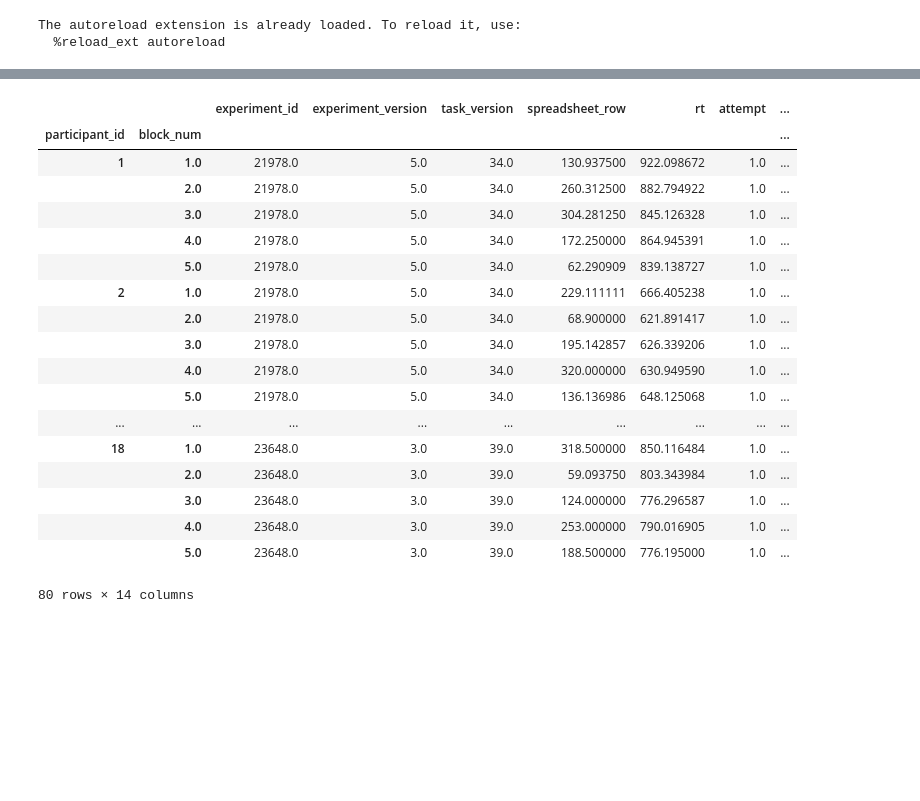
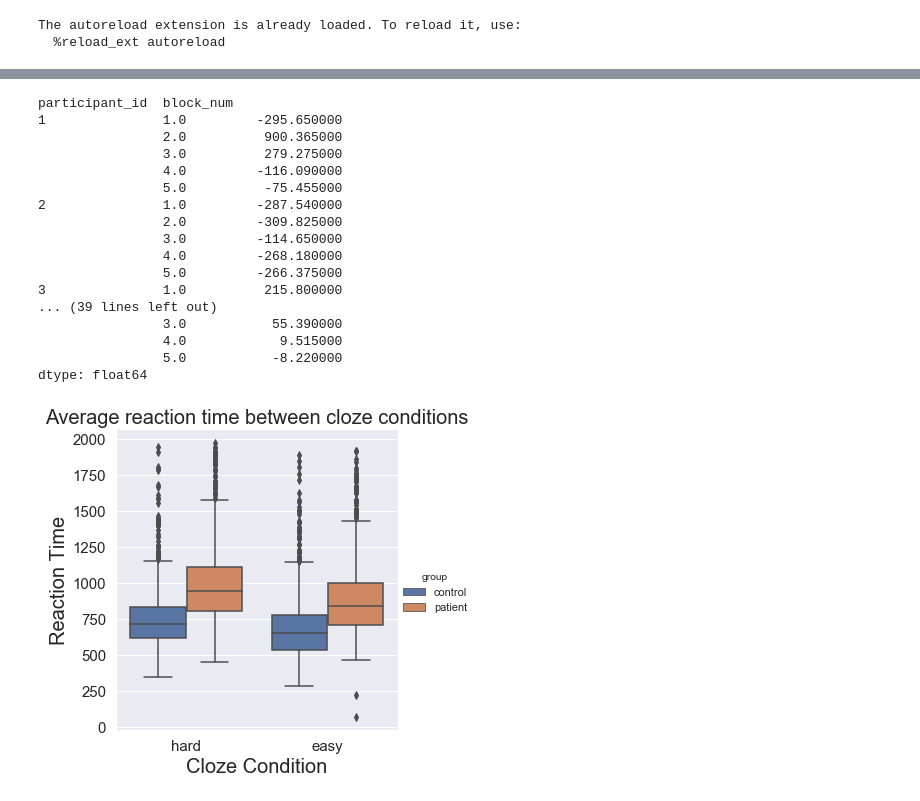
Before and after one commit to sbruinsma1/cort_language, a Jupyter notebook: notebooks/experiment_ana_visualization.ipynb, the cells around one changed output, grey strips where cells are left out. Saved outputs shown, nothing was run; the diff lists cells and outputs as text; code cells hidden in the pictures; blank space fills up the shorter version.

Commit message:
mostly fix data preprocessing -- NAs, version, ids

```diff
--- a/notebooks/experiment_ana_visualization.ipynb
+++ b/notebooks/experiment_ana_visualization.ipynb
@@ -83,0 +121,24 @@ cort.accuracy_by_condition(df)
+# %%
+#rate of change across blocks (1-5)
+
+#need more familiarity with multiindexing
+
+df.groupby(['participant_id', 'block_num']).apply(lambda x: x['rt'].iloc[0] - df['rt'].iloc[4])
+# %% [output]
+participant_id  block_num
+1               1.0         -295.650000
+                2.0          900.365000
+                3.0          279.275000
+                4.0         -116.090000
+                5.0          -75.455000
+2               1.0         -287.540000
+                2.0         -309.825000
+                3.0         -114.650000
+                4.0         -268.180000
+                5.0         -266.375000
+3               1.0          215.800000
+... (39 lines left out)
+                3.0           55.390000
+                4.0            9.515000
+                5.0           -8.220000
+dtype: float64
@@ -84,37 +156,13 @@ cort.accuracy_by_condition(df)
 # %%
-#sns.set(rc={'figure.figsize':(20,10)})
+#plotting every dataframe - first group by subjects (above)
+sns.set(rc={'figure.figsize':(20,10)})
 
-grouped_df = df.groupby(['participant_id', 'block_num']).mean()
-grouped_df
+sns.catplot(x="condition_name", y="rt_slope", hue='group', kind = 'box', data=df.query('correct==1 and trial_type=="meaningful"'))
+plt.xlabel('Cloze Condition', fontsize=20),
+plt.ylabel('Reaction Time', fontsize=20)
+plt.title('Average reaction time between cloze conditions', fontsize=20)
+plt.tick_params(axis = 'both', which = 'major', labelsize = 15);
 
-# sns.catplot(x="condition_name", y="rt", hue='group', kind = 'box', data=df.query('correct==1 and trial_type=="meaningful"'))
-# plt.xlabel('Cloze Condition', fontsize=20),
-# plt.ylabel('Reaction Time', fontsize=20)
-# plt.title('Average reaction time between cloze conditions', fontsize=20)
-# plt.tick_params(axis = 'both', which = 'major', labelsize = 15);
-
-# plt.show()
-
-#df
-
-#plotting every dataframe - first group by subjects
+plt.show()
 # %% [output]
-|  |  | experiment_id | experiment_version | task_version | spreadsheet_row | rt | attempt | ... |
-| participant_id | block_num |  |  |  |  |  |  | ... |
-| 1 | 1.0 | 21978.0 | 5.0 | 34.0 | 130.937500 | 922.098672 | 1.0 | ... |
-|  | 2.0 | 21978.0 | 5.0 | 34.0 | 260.312500 | 882.794922 | 1.0 | ... |
-|  | 3.0 | 21978.0 | 5.0 | 34.0 | 304.281250 | 845.126328 | 1.0 | ... |
-|  | 4.0 | 21978.0 | 5.0 | 34.0 | 172.250000 | 864.945391 | 1.0 | ... |
-|  | 5.0 | 21978.0 | 5.0 | 34.0 | 62.290909 | 839.138727 | 1.0 | ... |
-| 2 | 1.0 | 21978.0 | 5.0 | 34.0 | 229.111111 | 666.405238 | 1.0 | ... |
-|  | 2.0 | 21978.0 | 5.0 | 34.0 | 68.900000 | 621.891417 | 1.0 | ... |
-|  | 3.0 | 21978.0 | 5.0 | 34.0 | 195.142857 | 626.339206 | 1.0 | ... |
-|  | 4.0 | 21978.0 | 5.0 | 34.0 | 320.000000 | 630.949590 | 1.0 | ... |
-|  | 5.0 | 21978.0 | 5.0 | 34.0 | 136.136986 | 648.125068 | 1.0 | ... |
-| ... | ... | ... | ... | ... | ... | ... | ... | ... |
-| 18 | 1.0 | 23648.0 | 3.0 | 39.0 | 318.500000 | 850.116484 | 1.0 | ... |
-|  | 2.0 | 23648.0 | 3.0 | 39.0 | 59.093750 | 803.343984 | 1.0 | ... |
-|  | 3.0 | 23648.0 | 3.0 | 39.0 | 124.000000 | 776.296587 | 1.0 | ... |
-|  | 4.0 | 23648.0 | 3.0 | 39.0 | 253.000000 | 790.016905 | 1.0 | ... |
-|  | 5.0 | 23648.0 | 3.0 | 39.0 | 188.500000 | 776.195000 | 1.0 | ... |
-80 rows × 14 columns
+[figure, added]
```
Also changed, not shown: parts of 15 cells of this notebook, 4 other files.
